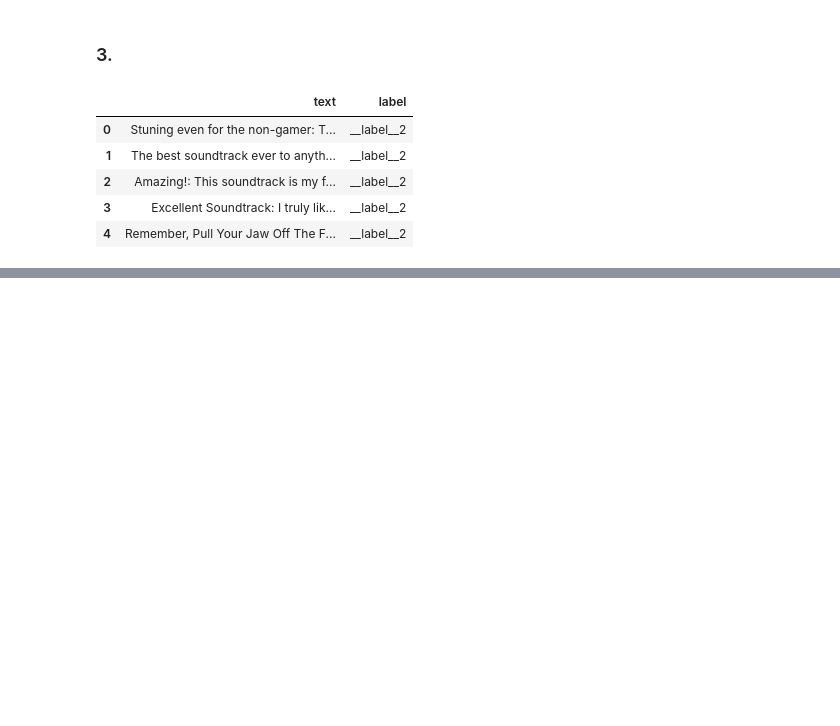
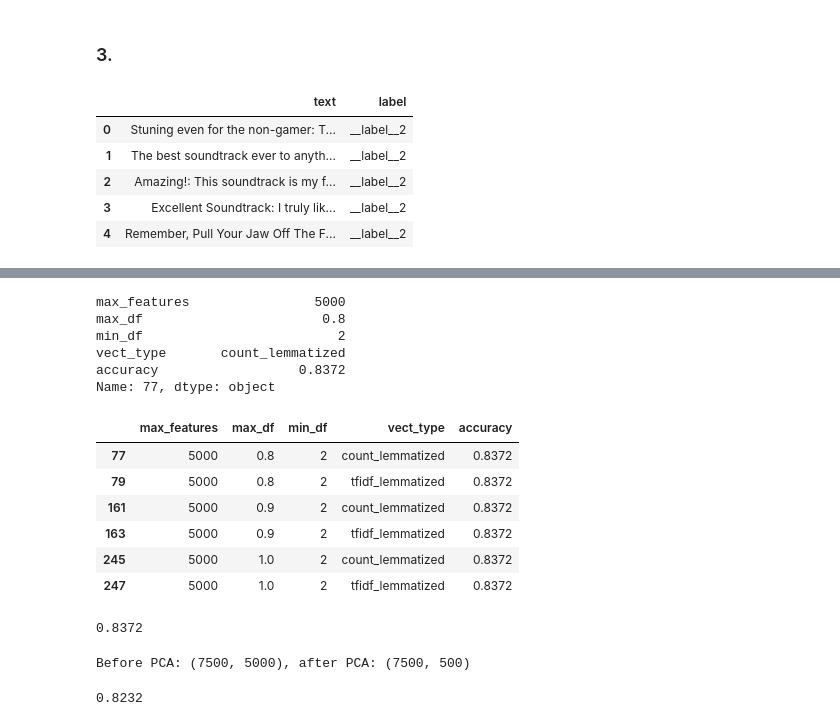
Before and after one commit to AntonyVasilev/introduction-in-NLP, a Jupyter notebook: AVasilev_lesson_2.ipynb, the cells around one changed output, grey strips where cells are left out. Saved outputs shown, nothing was run; the diff lists cells and outputs as text; code cells hidden in the pictures; blank space fills up the shorter version.

```diff
--- a/AVasilev_lesson_2.ipynb
+++ b/AVasilev_lesson_2.ipynb
@@ -158,11 +174,11 @@ accuracy_score(y_valid, preds_count)
 # %%
-# CountVectorizer
-X_train_tfidf_vec = tf_vec.transform(X_train)
-X_valid_tfidf_vec = tf_vec.transform(X_valid)
+# CountVectorizer (stemmed)
+X_train_tfidf_vec_st = tf_vec_st.transform(X_train)
+X_valid_tfidf_vec_st = tf_vec_st.transform(X_valid)
 
-clf_tfidf = LogisticRegression()
-clf_tfidf.fit(X_train_tfidf_vec, y_train)
-preds_tfidf = clf_tfidf.predict(X_valid_count_vec)
+clf_tfidf_st = LogisticRegression()
+clf_tfidf_st.fit(X_train_tfidf_vec_st, y_train)
+preds_tfidf_st = clf_tfidf_st.predict(X_valid_count_vec_st)
 
-accuracy_score(y_valid, preds_tfidf)
+accuracy_score(y_valid, preds_tfidf_st)
 # %% [output]
@@ -169,0 +186,10 @@ accuracy_score(y_valid, preds_tfidf)
+# %%
+# CountVectorizer (lemmatized)
+X_train_tfidf_vec_lm = tf_vec_lm.transform(X_train)
+X_valid_tfidf_vec_lm = tf_vec_lm.transform(X_valid)
+
+clf_tfidf_lm = LogisticRegression()
+clf_tfidf_lm.fit(X_train_tfidf_vec_lm, y_train)
+preds_tfidf_lm = clf_tfidf_lm.predict(X_valid_count_vec_lm)
+
+accuracy_score(y_valid, preds_tfidf_lm)
@@ -169,0 +202,4 @@ accuracy_score(y_valid, preds_tfidf)
+# %%
+max_df_list = [0.8, 0.9, 1.0]
+max_features_list = [500, 800, 1000, 2000, 3000, 4000, 5000]
+min_df_list = [1, 2, 3]
@@ -169,0 +270,3 @@ accuracy_score(y_valid, preds_tfidf)
+# %%
+result_df = pd.DataFrame(result_list)
+result_df.head()
@@ -169,0 +280,31 @@ accuracy_score(y_valid, preds_tfidf)
+# %%
+result_df.iloc[np.argmax(result_df.accuracy)]
+# %% [output]
+max_features                5000
+max_df                       0.8
+min_df                         2
+vect_type       count_lemmatized
+accuracy                  0.8372
+Name: 77, dtype: object
+# %%
+result_df.loc[result_df.accuracy == 0.8372, :]
+# %% [output]
+|  | max_features | max_df | min_df | vect_type | accuracy |
+| 77 | 5000 | 0.8 | 2 | count_lemmatized | 0.8372 |
+| 79 | 5000 | 0.8 | 2 | tfidf_lemmatized | 0.8372 |
+| 161 | 5000 | 0.9 | 2 | count_lemmatized | 0.8372 |
+| 163 | 5000 | 0.9 | 2 | tfidf_lemmatized | 0.8372 |
+| 245 | 5000 | 1.0 | 2 | count_lemmatized | 0.8372 |
+| 247 | 5000 | 1.0 | 2 | tfidf_lemmatized | 0.8372 |
+# %%
+tf_vec_lm = TfidfVectorizer(max_df=0.8, max_features=5000,
+                             min_df=2, stop_words='english')
+tf_vec_lm.fit([' '.join(sent) for sent in combine_df.tweet_lemmatized])
+X_train_tfidf_vec_lm =  tf_vec_lm.transform(X_train)
+X_valid_tfidf_vec_lm =  tf_vec_lm.transform(X_valid)
+clf_tfidf_lm = LogisticRegression(max_iter=200)
+clf_tfidf_lm.fit(X_train_tfidf_vec_lm, y_train)
+preds_tfidf_lm = clf_tfidf_lm.predict(X_valid_tfidf_vec_lm)
+accuracy_score(y_valid, preds_tfidf_lm)
+# %% [output]
+0.8372
@@ -169,0 +315,13 @@ accuracy_score(y_valid, preds_tfidf)
+# %%
+X_train_tfidf_vec_lm_pca = pca_.fit_transform(X_train_tfidf_vec_lm.toarray())
+X_valid_tfidf_vec_lm_pca = pca_.transform(X_valid_tfidf_vec_lm.toarray())
+print(f'Before PCA: {X_train_tfidf_vec_lm.shape}, after PCA: {X_train_tfidf_vec_lm_pca.shape}')
+# %% [output]
+Before PCA: (7500, 5000), after PCA: (7500, 500)
+# %%
+clf_tfidf_lm_pca = LogisticRegression(max_iter=200)
+clf_tfidf_lm_pca.fit(X_train_tfidf_vec_lm_pca, y_train)
+preds_tfidf_lm_pca = clf_tfidf_lm_pca.predict(X_valid_tfidf_vec_lm_pca)
+accuracy_score(y_valid, preds_tfidf_lm_pca)
+# %% [output]
+0.8232
```
Also changed, not shown: parts of 27 cells of this notebook, 2 other files.
